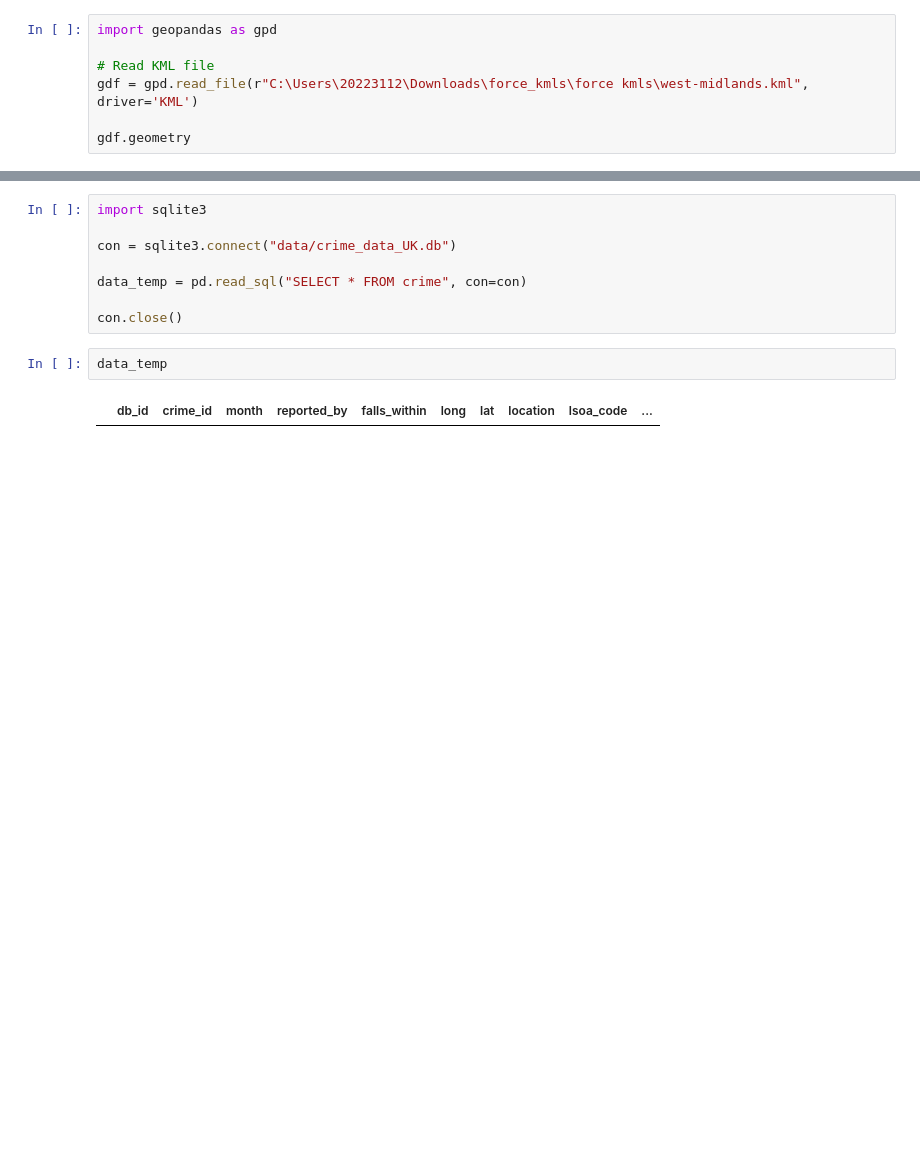
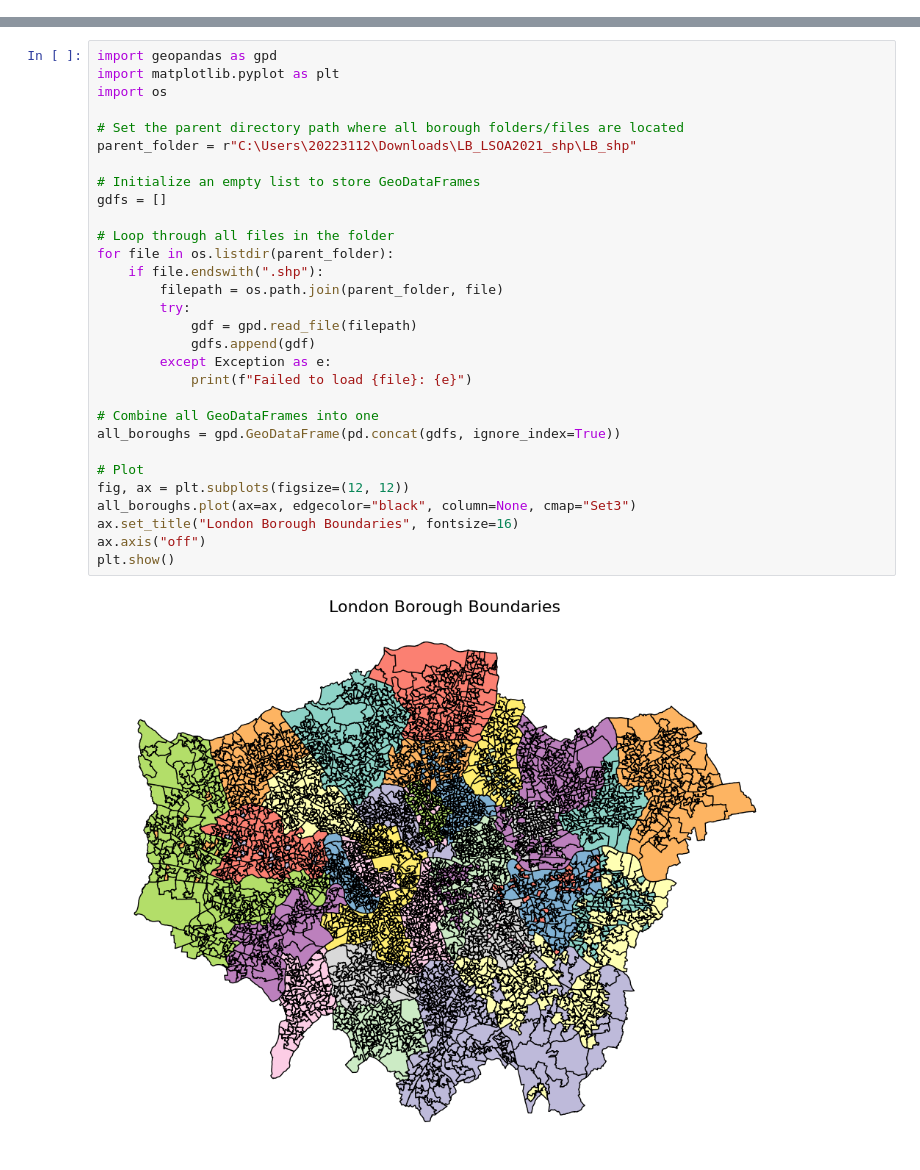
Before and after one commit to MilesDidden/Multi.-CBL-Group-04, a Jupyter notebook: Exploring_data_Miles.ipynb, the cells around one changed output, grey strips where cells are left out. Drawn from its saved outputs; the diff is of its cells as text; blank space fills up the shorter version.

```diff
--- a/Exploring_data_Miles.ipynb
+++ b/Exploring_data_Miles.ipynb
@@ -90,7 +39,0 @@ for placemark in placemarks:
-# %%
-import geopandas as gpd
-
-# Read KML file
-gdf = gpd.read_file(r"C:\Users\20223112\Downloads\force_kmls\force kmls\west-midlands.kml", driver='KML')
-
-gdf.geometry
@@ -149,12 +40,32 @@ parse_kml_multipolygon(r"C:\Users\20223112\Downloads\force_kmls\force kmls\west-
-# %%
-import sqlite3
-
-con = sqlite3.connect("data/crime_data_UK.db")
-
-data_temp = pd.read_sql("SELECT * FROM crime", con=con)
-
-con.close()
-# %%
-data_temp
-# %% [output]
-|  | db_id | crime_id | month | reported_by | falls_within | long | lat | location | lsoa_code | ... |
+# %%
+import geopandas as gpd
+import matplotlib.pyplot as plt
+import os
+
+# Set the parent directory path where all borough folders/files are located
+parent_folder = r"C:\Users\20223112\Downloads\LB_LSOA2021_shp\LB_shp"
+
+# Initialize an empty list to store GeoDataFrames
+gdfs = []
+
+# Loop through all files in the folder
+for file in os.listdir(parent_folder):
+    if file.endswith(".shp"):
+        filepath = os.path.join(parent_folder, file)
+        try:
+            gdf = gpd.read_file(filepath)
+            gdfs.append(gdf)
+        except Exception as e:
+            print(f"Failed to load {file}: {e}")
+
+# Combine all GeoDataFrames into one
+all_boroughs = gpd.GeoDataFrame(pd.concat(gdfs, ignore_index=True))
+
+# Plot
+fig, ax = plt.subplots(figsize=(12, 12))
+all_boroughs.plot(ax=ax, edgecolor="black", column=None, cmap="Set3")
+ax.set_title("London Borough Boundaries", fontsize=16)
+ax.axis("off")
+plt.show()
+# %% [output]
+[figure, added]
```
Also changed, not shown: parts of 19 cells of this notebook, 2 other files.
